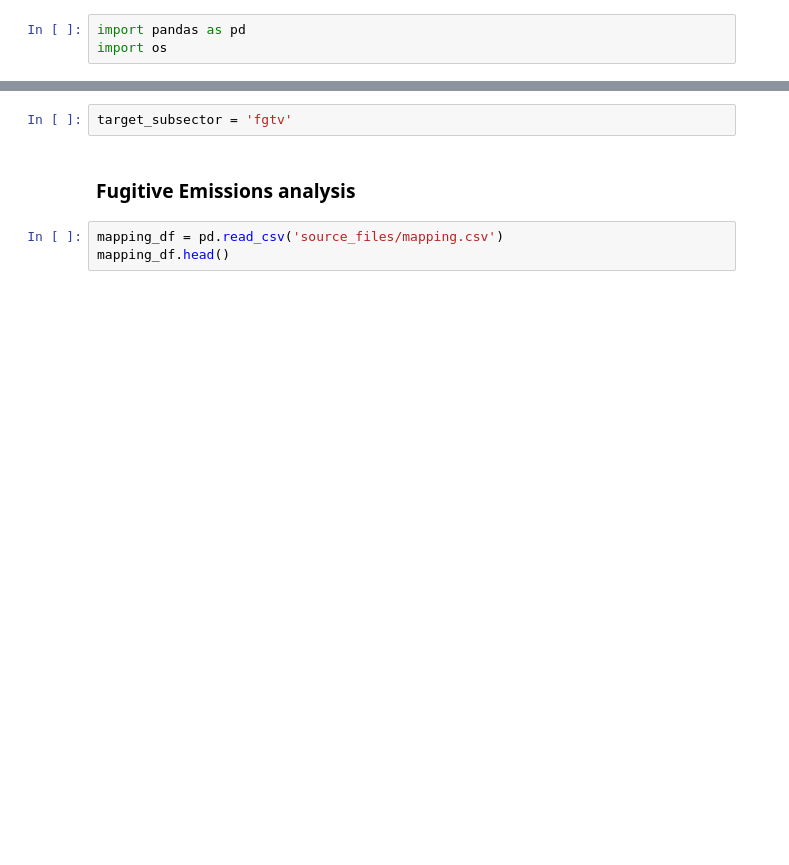
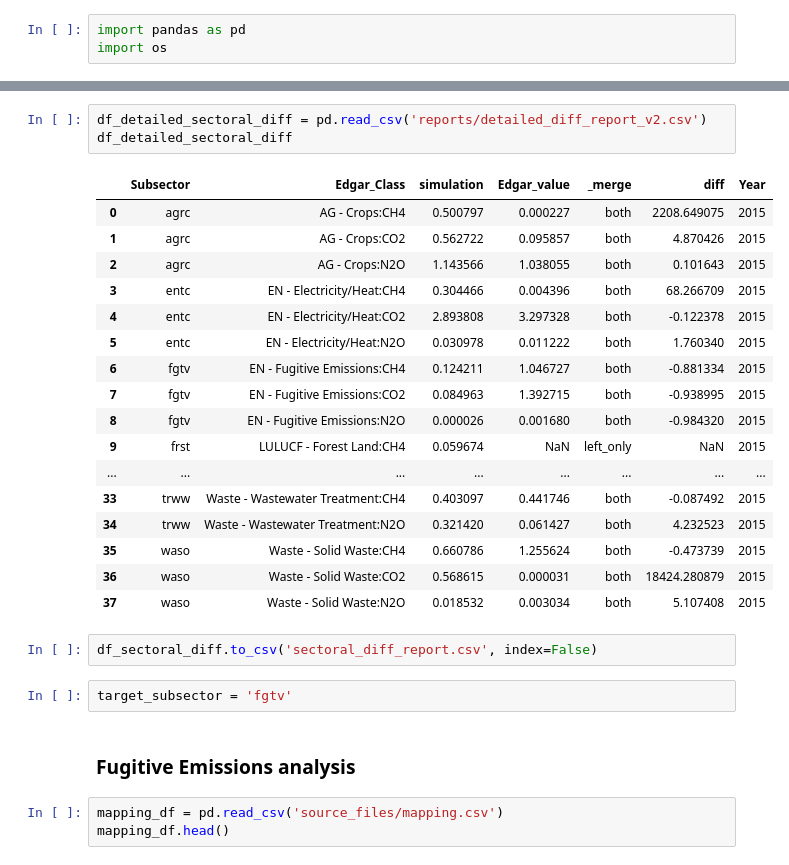
Before and after one commit to JuanRobledo12/croatia_data_calibration, a Jupyter notebook: data_analysis.ipynb, the cells around one changed output, grey strips where cells are left out. Saved outputs shown, nothing was run; the diff lists cells and outputs as text; blank space fills up the shorter version.

```diff
--- a/data_analysis.ipynb
+++ b/data_analysis.ipynb
@@ -35,3 +35,26 @@ df_sectoral_diff
+# %%
+df_detailed_sectoral_diff = pd.read_csv('reports/detailed_diff_report_v2.csv')
+df_detailed_sectoral_diff
+# %% [output]
+|  | Subsector | Edgar_Class | simulation | Edgar_value | _merge | diff | Year |
+| 0 | agrc | AG - Crops:CH4 | 0.500797 | 0.000227 | both | 2208.649075 | 2015 |
+| 1 | agrc | AG - Crops:CO2 | 0.562722 | 0.095857 | both | 4.870426 | 2015 |
+| 2 | agrc | AG - Crops:N2O | 1.143566 | 1.038055 | both | 0.101643 | 2015 |
+| 3 | entc | EN - Electricity/Heat:CH4 | 0.304466 | 0.004396 | both | 68.266709 | 2015 |
+| 4 | entc | EN - Electricity/Heat:CO2 | 2.893808 | 3.297328 | both | -0.122378 | 2015 |
+| 5 | entc | EN - Electricity/Heat:N2O | 0.030978 | 0.011222 | both | 1.760340 | 2015 |
+| 6 | fgtv | EN - Fugitive Emissions:CH4 | 0.124211 | 1.046727 | both | -0.881334 | 2015 |
+| 7 | fgtv | EN - Fugitive Emissions:CO2 | 0.084963 | 1.392715 | both | -0.938995 | 2015 |
+| 8 | fgtv | EN - Fugitive Emissions:N2O | 0.000026 | 0.001680 | both | -0.984320 | 2015 |
+| 9 | frst | LULUCF - Forest Land:CH4 | 0.059674 | NaN | left_only | NaN | 2015 |
+| ... | ... | ... | ... | ... | ... | ... | ... |
+| 33 | trww | Waste - Wastewater Treatment:CH4 | 0.403097 | 0.441746 | both | -0.087492 | 2015 |
+| 34 | trww | Waste - Wastewater Treatment:N2O | 0.321420 | 0.061427 | both | 4.232523 | 2015 |
+| 35 | waso | Waste - Solid Waste:CH4 | 0.660786 | 1.255624 | both | -0.473739 | 2015 |
+| 36 | waso | Waste - Solid Waste:CO2 | 0.568615 | 0.000031 | both | 18424.280879 | 2015 |
+| 37 | waso | Waste - Solid Waste:N2O | 0.018532 | 0.003034 | both | 5.107408 | 2015 |
+# %%
+df_sectoral_diff.to_csv('sectoral_diff_report.csv', index=False)
 # %%
 target_subsector = 'fgtv'
 # %% [markdown]
```
Also changed, not shown: parts of 4 cells of this notebook, 6 other files.
